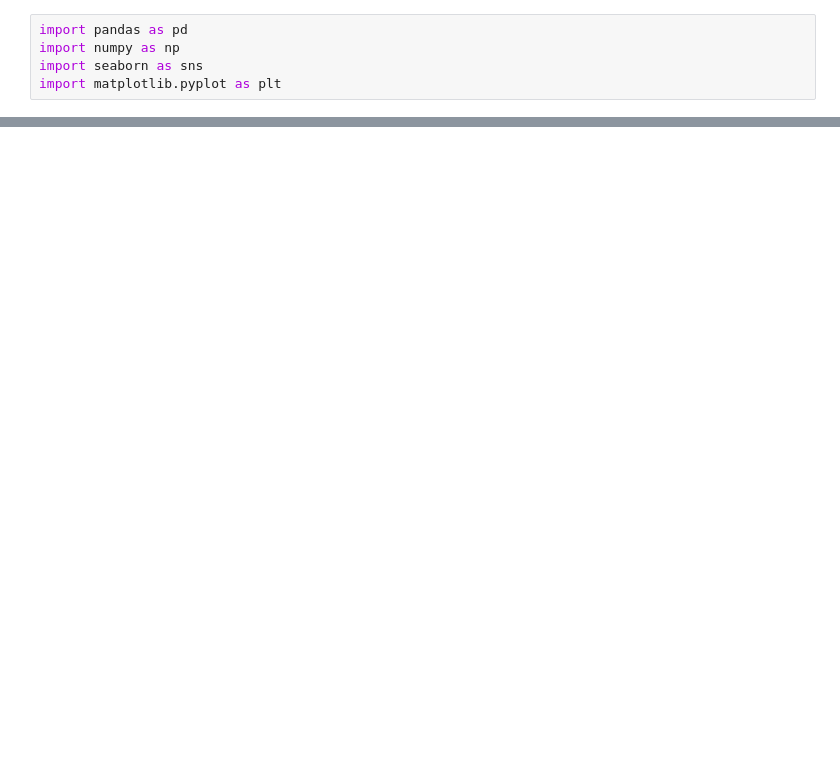
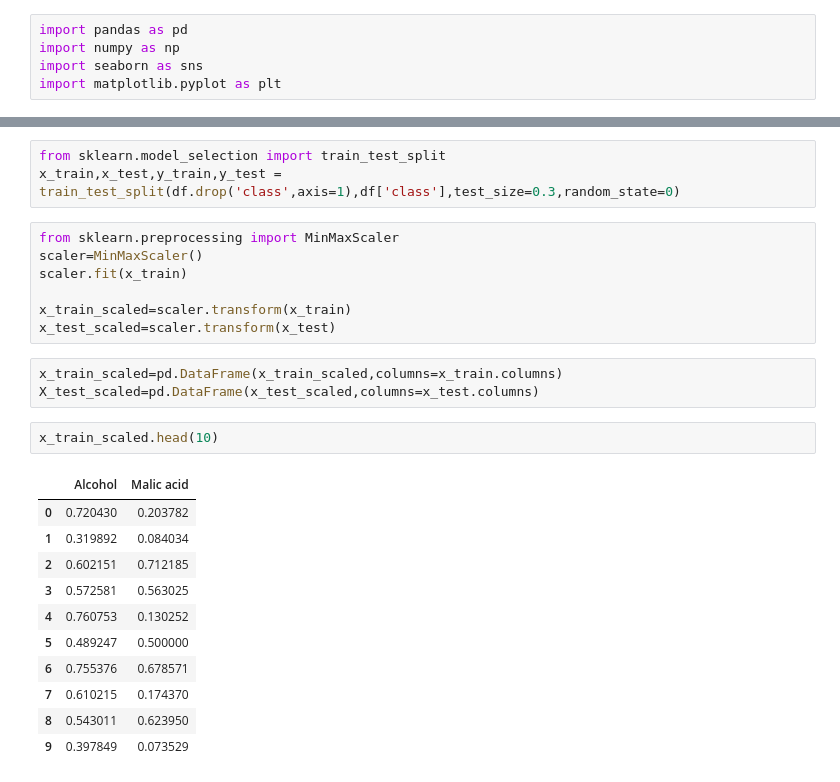
Before and after one commit to MrinmoyTalukdar27/ML-Practice, a Jupyter notebook: Normalization/Normalization.ipynb, the cells around one changed output, grey strips where cells are left out. Cells and saved outputs as stored; diff of their text form; blank space fills up the shorter version.

```diff
--- a/Normalization/Normalization.ipynb
+++ b/Normalization/Normalization.ipynb
@@ -17,0 +20,27 @@ df.head(5)
+# %%
+from sklearn.model_selection import train_test_split
+x_train,x_test,y_train,y_test = train_test_split(df.drop('class',axis=1),df['class'],test_size=0.3,random_state=0)
+# %%
+from sklearn.preprocessing import MinMaxScaler
+scaler=MinMaxScaler()
+scaler.fit(x_train)
+
+x_train_scaled=scaler.transform(x_train)
+x_test_scaled=scaler.transform(x_test)
+# %%
+x_train_scaled=pd.DataFrame(x_train_scaled,columns=x_train.columns)
+X_test_scaled=pd.DataFrame(x_test_scaled,columns=x_test.columns)
+# %%
+x_train_scaled.head(10)
+# %% [output]
+|  | Alcohol | Malic acid |
+| 0 | 0.720430 | 0.203782 |
+| 1 | 0.319892 | 0.084034 |
+| 2 | 0.602151 | 0.712185 |
+| 3 | 0.572581 | 0.563025 |
+| 4 | 0.760753 | 0.130252 |
+| 5 | 0.489247 | 0.500000 |
+| 6 | 0.755376 | 0.678571 |
+| 7 | 0.610215 | 0.174370 |
+| 8 | 0.543011 | 0.623950 |
+| 9 | 0.397849 | 0.073529 |
```
Also changed, not shown: parts of 5 cells of this notebook.
